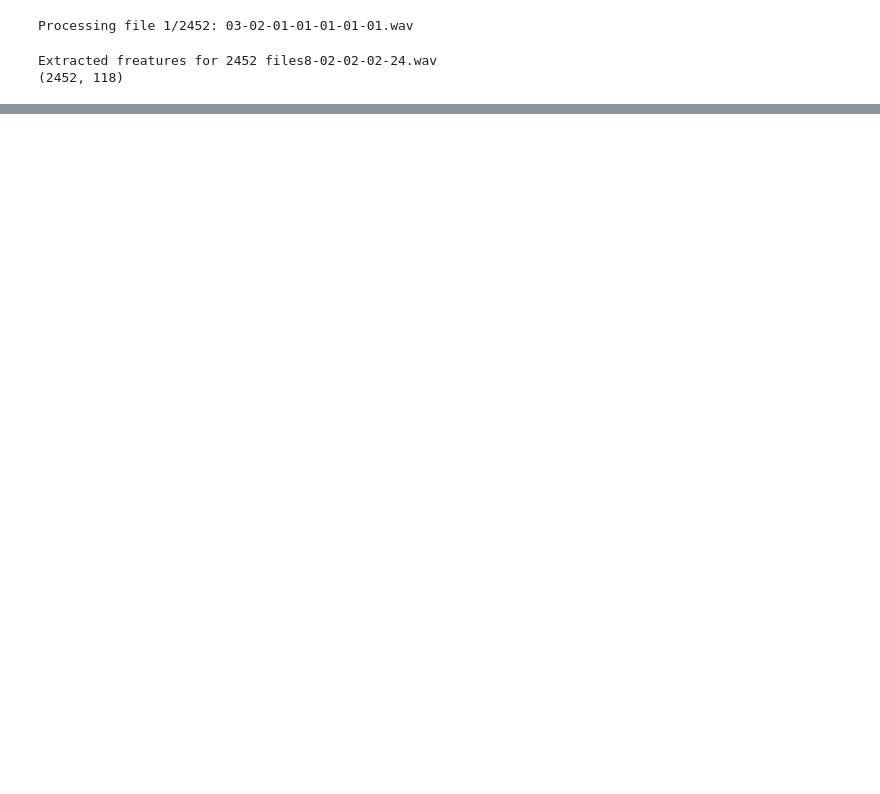
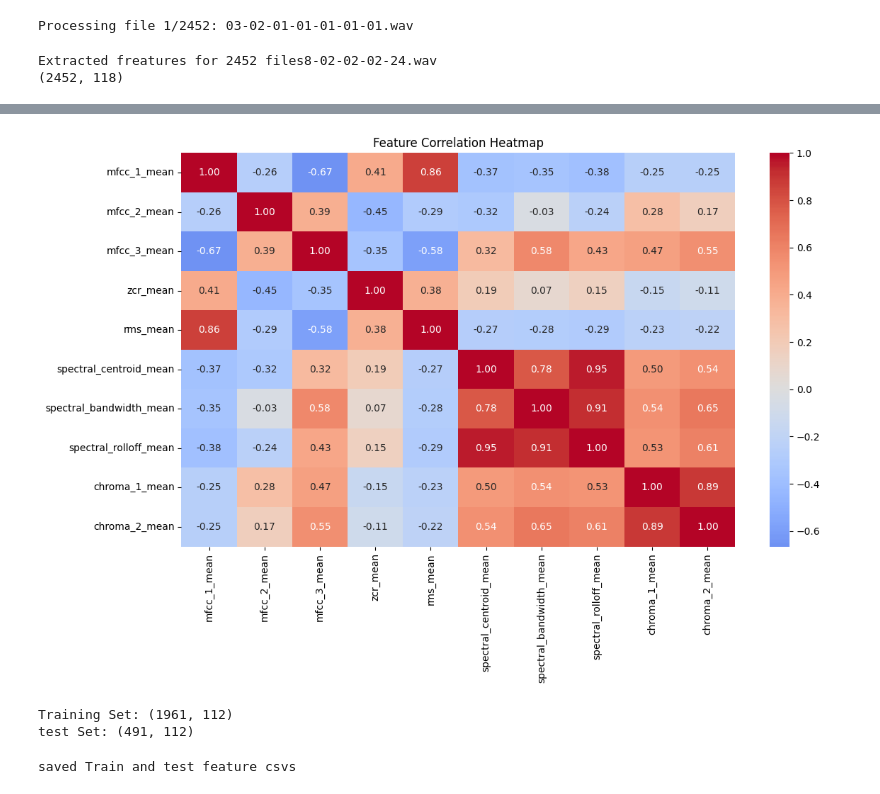
Before and after one commit to Alex-Abreu3/Project_CSE432-532, a Jupyter notebook: SER_Project/notebooks/week5_feature_extraction.ipynb, the cells around one changed output, grey strips where cells are left out. Cells and saved outputs as stored; diff of their text form; code cells hidden in the pictures; blank space fills up the shorter version.

```diff
--- a/SER_Project/notebooks/week5_feature_extraction.ipynb
+++ b/SER_Project/notebooks/week5_feature_extraction.ipynb
@@ -180,0 +210,43 @@ features already exist
+# %%
+key_features = ['mfcc_1_mean', 'mfcc_2_mean', 'mfcc_3_mean', 'zcr_mean', 'rms_mean', 'spectral_centroid_mean', 'spectral_bandwidth_mean', 'spectral_rolloff_mean', 'chroma_1_mean', 'chroma_2_mean']
+
+plt.figure(figsize=(12,8))
+sns.heatmap(features_df[key_features].corr(), annot=True, fmt='.2f', cmap='coolwarm', center=0)
+plt.title('Feature Correlation Heatmap')
+plt.tight_layout()
+plt.show()
+# %% [output]
+[figure, added]
+# %%
+from sklearn.preprocessing import StandardScaler
+
+metadata_cols = ['filename', 'emotion', 'vocal_channel', 'intensity', 'actor', 'gender']
+feature_cols = [col for col in features_df.columns if col not in metadata_cols]
+from sklearn.model_selection import train_test_split
+
+X = features_df[feature_cols]
+y = features_df['emotion']
+
+X_train, X_test, y_train, y_test = train_test_split(X, y, test_size=0.2, random_state=42, stratify=y)
+
+scaler = StandardScaler()
+X_train_scaled = scaler.fit_transform(X_train)
+X_test_scaled = scaler.transform(X_test)
+
+print(f"Training Set: {X_train_scaled.shape}")
+print(f'test Set: {X_test_scaled.shape}')
+# %% [output]
+Training Set: (1961, 112)
+test Set: (491, 112)
+# %%
+train_df = pd.DataFrame(X_train_scaled, columns=feature_cols)
+train_df['emotion'] = y_train.values
+test_df= pd.DataFrame(X_test_scaled, columns=feature_cols)
+test_df["emotion"] = y_test.values
+
+train_df.to_csv('../data/train_feature.csv', index=False)
+test_df.to_csv('../data/test_deatures.csv', index=False)
+
+print("saved Train and test feature csvs")
+# %% [output]
+saved Train and test feature csvs
```
Also changed, not shown: parts of 3 cells of this notebook.
